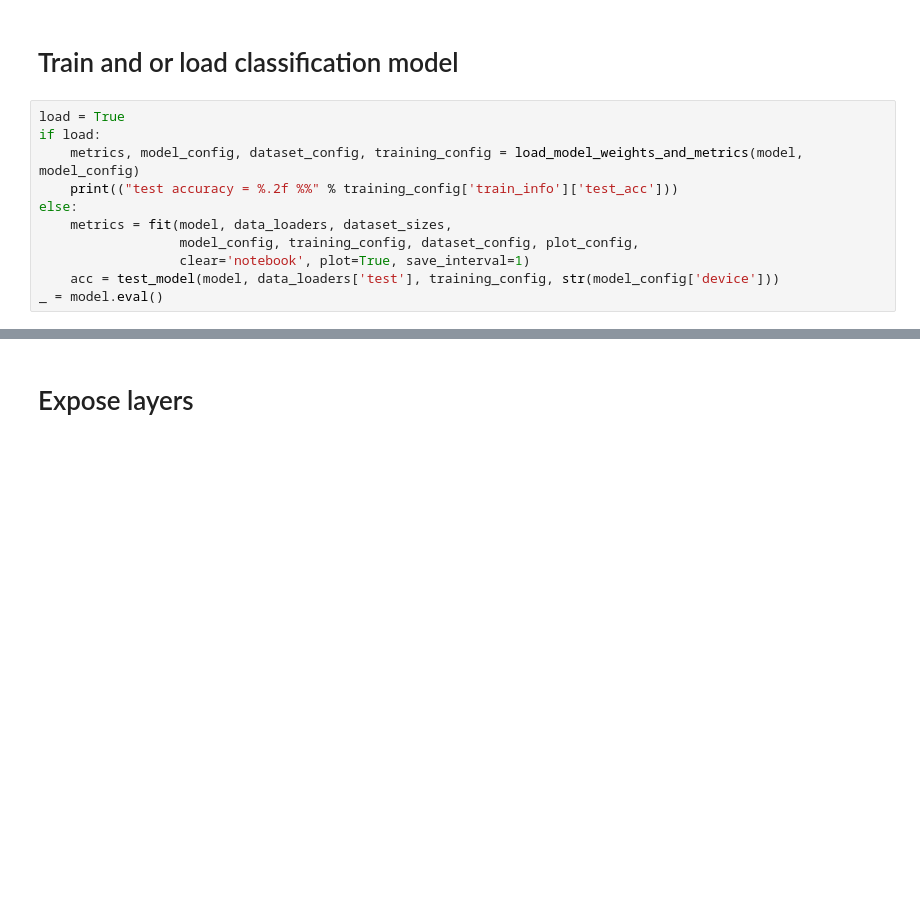
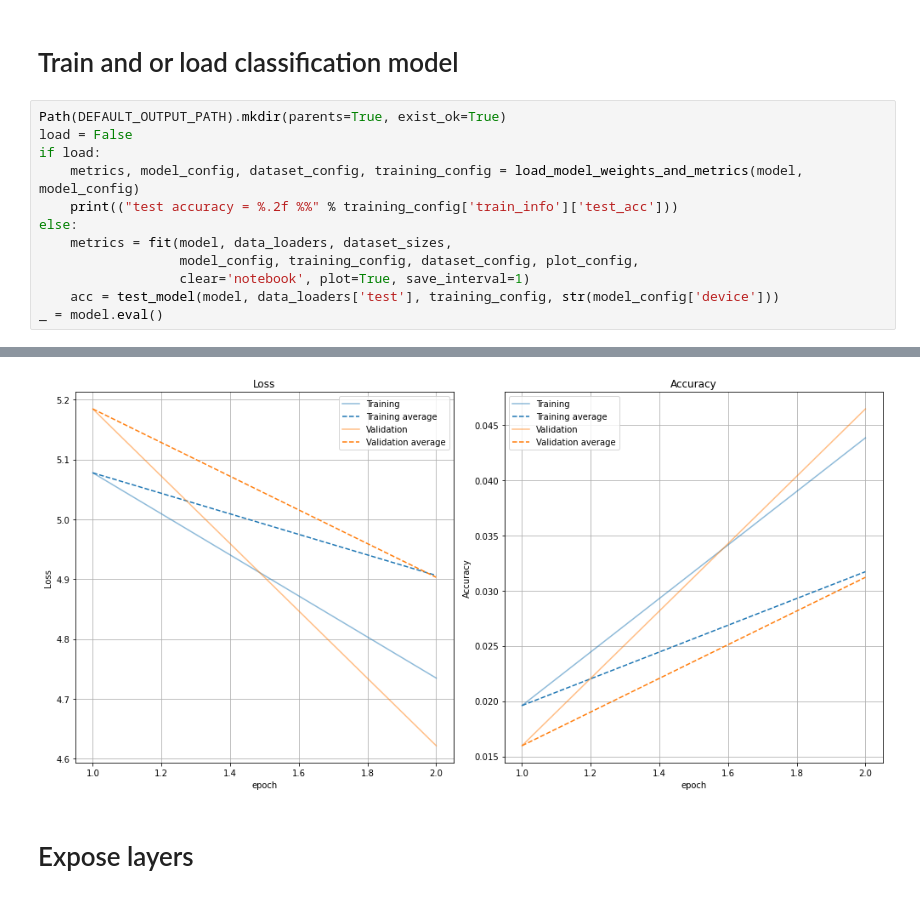
Before and after one commit to JackismyShephard/eternal-bugshine, a Jupyter notebook: playground.ipynb, the cells around one changed output, grey strips where cells are left out. Saved outputs shown, nothing was run; the diff lists cells and outputs as text; blank space fills up the shorter version.

```diff
--- a/playground.ipynb
+++ b/playground.ipynb
@@ -51,7 +53,8 @@ Loading resnet50
 # %% [markdown]
 # Train and or load classification model
 # %%
-load = True
+Path(DEFAULT_OUTPUT_PATH).mkdir(parents=True, exist_ok=True)
+load = False
 if load:
     metrics, model_config, dataset_config, training_config = load_model_weights_and_metrics(model, model_config)
     print(("test accuracy = %.2f %%" % training_config['train_info']['test_acc']))
@@ -66,3 +72,4 @@ test accuracy = 90.02 %
+[figure, added]
 # %% [markdown]
 # Expose layers
 # %%
```
Also changed, not shown: parts of 7 cells of this notebook.
